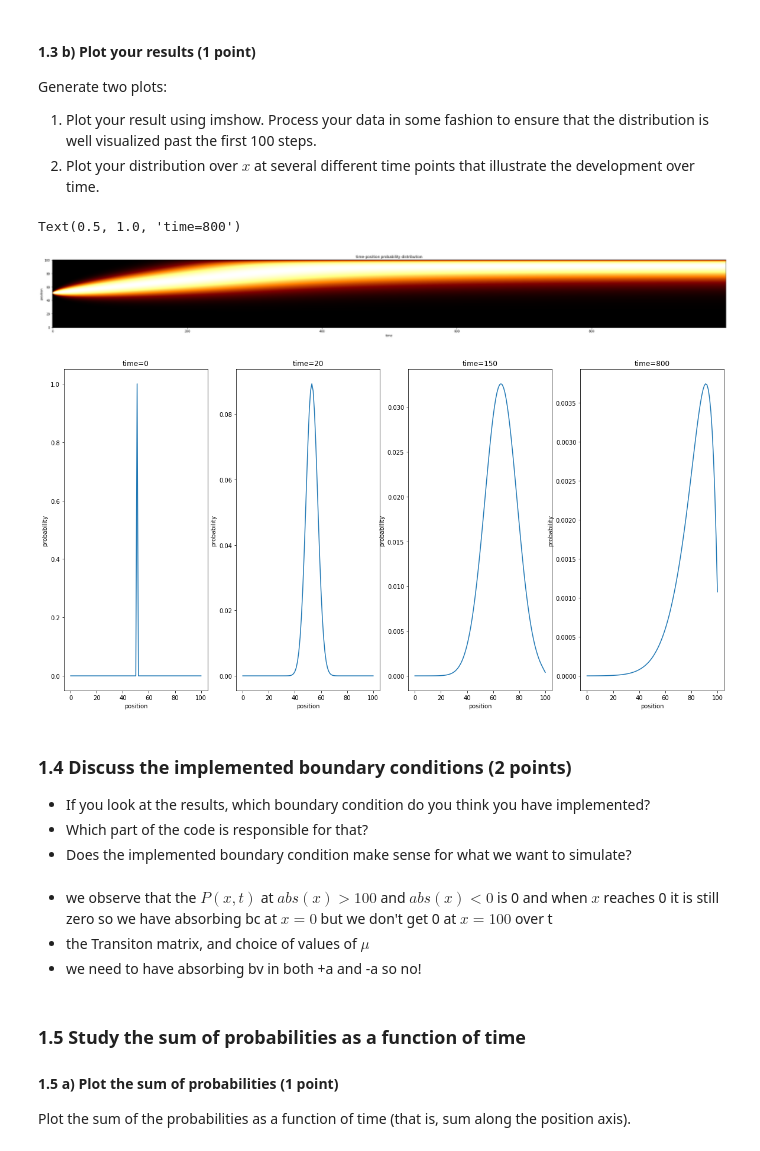
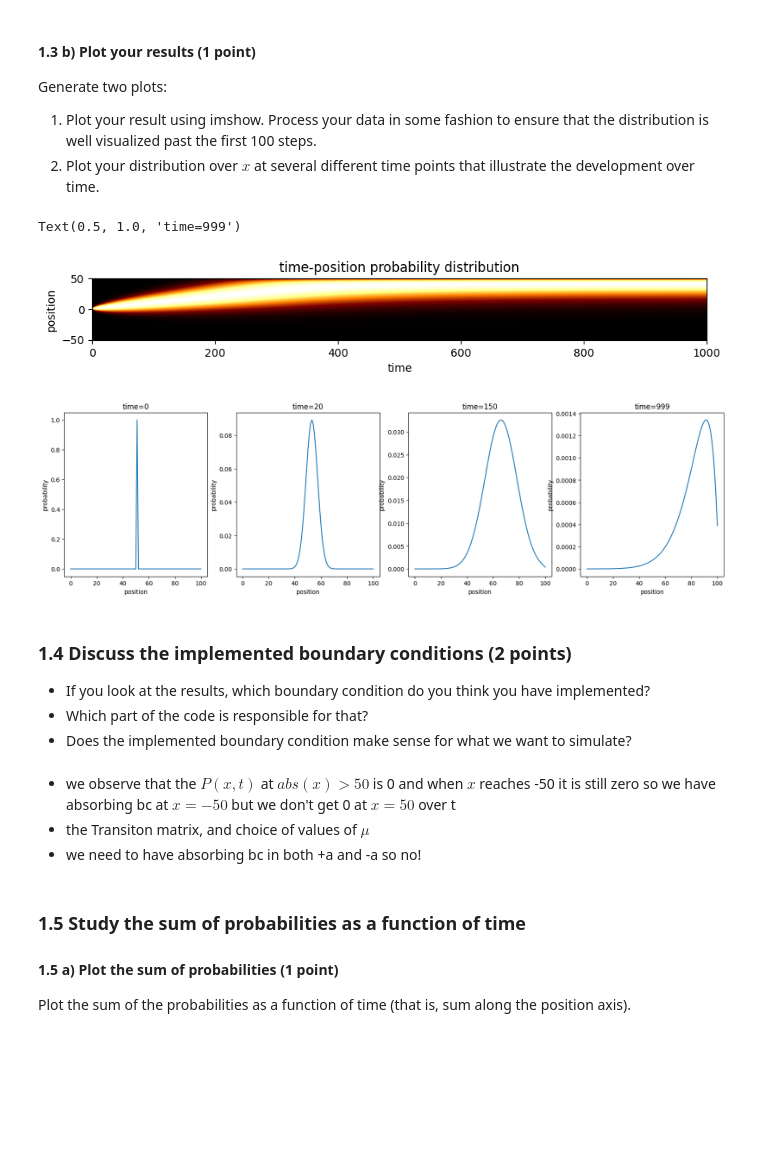
Before and after one commit to Erfan7bt/MHBF, a Jupyter notebook: 6-decision-making-II/decision-making-II.ipynb, the cells around one changed output. Saved outputs shown, nothing was run; the diff lists cells and outputs as text; code cells hidden in the pictures; blank space fills up the shorter version.

```diff
--- a/6-decision-making-II/decision-making-II.ipynb
+++ b/6-decision-making-II/decision-making-II.ipynb
@@ -169,42 +170,42 @@ for t in range(m):
 
 # print(visual_P1==P1)
 
-plt.figure(figsize=(40,100))
-plt.imshow(visual_P1, cmap='afmhot', origin='lower')
+plt.figure(figsize=(10,100))
+plt.imshow(visual_P1, cmap='afmhot', origin='lower', extent=[0,1000,-50,50])
 plt.xlabel('time')
 plt.ylabel('position')
 plt.title('time-position probability distribution')
 
 
 
-plt.figure(figsize=(20,10))
+plt.figure(figsize=(20,5) )
 plt.subplot(1,4,1)
 plt.plot(P1[:,0])
 plt.xlabel('position')
 plt.ylabel('probability')
 plt.title('time=0')
 
 plt.subplot(1,4,2)
 plt.plot(P1[:,20])
 plt.xlabel('position')
 plt.ylabel('probability')
 plt.title('time=20')
 
 plt.subplot(1,4,3)
 plt.plot(P1[:,150])
 plt.xlabel('position')
 plt.ylabel('probability')
 plt.title('time=150')
 
 plt.subplot(1,4,4)
-plt.plot(P1[:,800])
+plt.plot(P1[:,999])
 plt.xlabel('position')
 plt.ylabel('probability')
-plt.title('time=800')
+plt.title('time=999')
 # %% [output]
-Text(0.5, 1.0, 'time=800')
+Text(0.5, 1.0, 'time=999')
-[figure, old version]
+[figure, new version]
-[figure, old version]
+[figure, new version]
 # %% [markdown]
 ### 1.4 Discuss the implemented boundary conditions (2 points)
 
@@ -212,9 +213,9 @@ Text(0.5, 1.0, 'time=800')
 - Which part of the code is responsible for that?
 - Does the implemented boundary condition make sense for what we want to simulate?
 # %% [markdown]
-* we observe that the $P(x, t)$ at $abs(x)>100$ and $abs(x)<0$ is 0 and when $x$ reaches 0 it is still zero so we have absorbing bc at $x=0$ but we don't get 0 at $x=100$ over t
+* we observe that the $P(x, t)$ at $abs(x)>50$  is 0 and when $x$ reaches -50 it is still zero so we have absorbing bc at $x=-50$ but we don't get 0 at $x=50$ over t
 * the Transiton matrix, and choice of values of $\mu$
-* we need to have absorbing bv in both +a and -a so no!
+* we need to have absorbing bc in both +a and -a so no!
 # %% [markdown]
 ### 1.5 Study the sum of probabilities as a function of time
 
```
Also changed, not shown: parts of 26 cells of this notebook.
